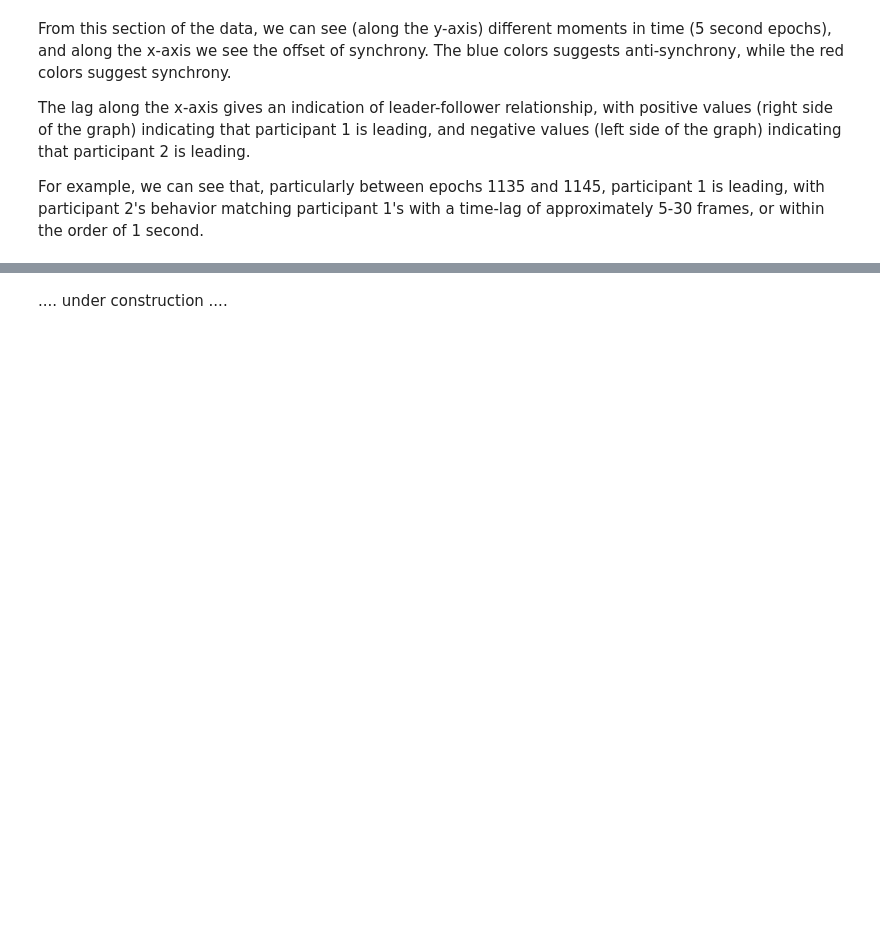
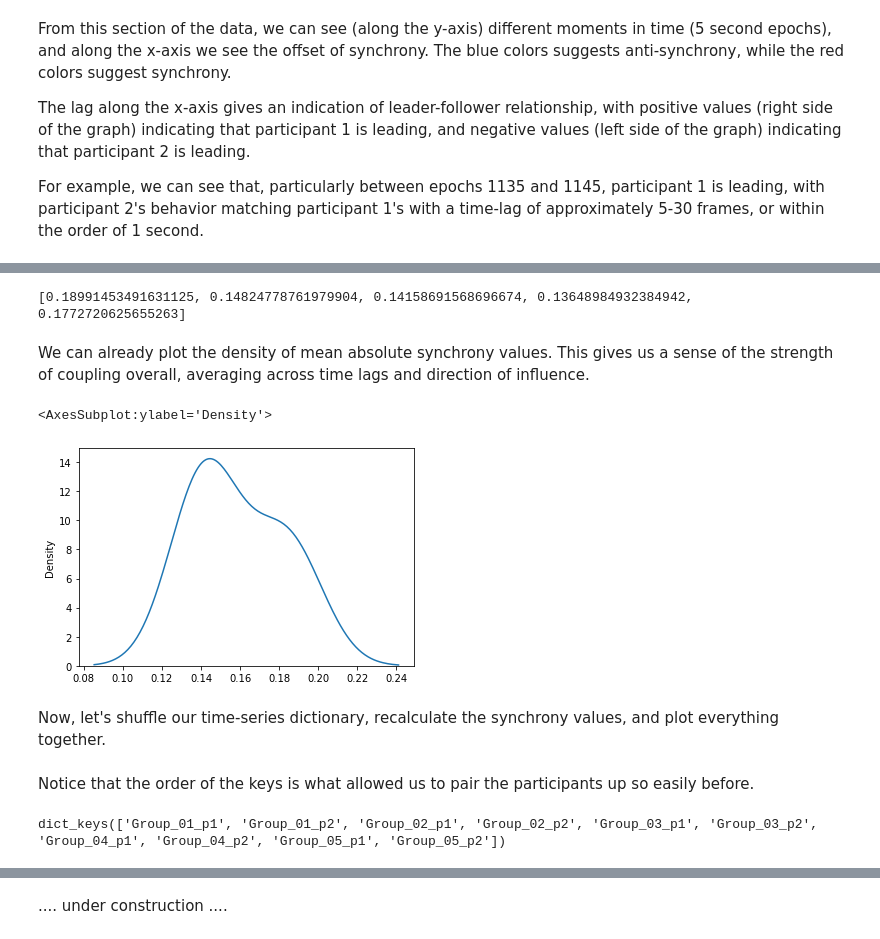
Before and after one commit to jptrujillo/interpersonal_synchrony, a Jupyter notebook: interpersonal_synchrony.ipynb, the cells around one changed output, grey strips where cells are left out. Cells and saved outputs as stored; diff of their text form; code cells hidden in the pictures; blank space fills up the shorter version.

Commit message:
added pseudo-pair comparison

```diff
--- a/interpersonal_synchrony.ipynb
+++ b/interpersonal_synchrony.ipynb
@@ -328,8 +357,8 @@ To get a sense of the similarity between time-series, we can plot the movement p
 
 Notice how you can already spot some moments when both are moving a similar amount at the same time, or perhaps slightly lagged in time. At other moments, they are quite different. This synchrony, whether time-lagged or perfectly in sync, is what we will quantify in the next step.
 # %%
-dist_head_1, vel_head_1 = get_timeseries(data_df_1["HEAD"])
-dist_head_2, vel_head_2 = get_timeseries(data_df_2["HEAD"])
+dist_head_1, spd_head_1 = get_timeseries(data_df_1["HEAD"])
+dist_head_2, spd_head_2 = get_timeseries(data_df_2["HEAD"])
 # %%
 plt.plot(dist_head_1[400:500])
 plt.plot(dist_head_2[400:500])
@@ -380,0 +474,24 @@ While cross-correlation analysis can be insightful, and does allow for testing s
+# %%
+def calc_synchrony(dist_head_1, dist_head_2):
+    # this will be the same approach we used earlier, but now bundled into a function,
+    # so we don't have to put it into the loop
+    seconds = 2 # how much time-lag do we expect
+    fps = 25
+    window_size = 125 # in frames
+    t_start = 0
+    t_end = t_start + window_size
+    step_size = 20 # by how many frames should the window move forward with each step
+    rss=[]
+    while t_end < len(dist_head_1):
+        d1 = dist_head_1[t_start:t_end]
+        d2 = dist_head_2[t_start:t_end]
+        # we need to make sure the time-series are the same length, so we'll get the minimum length,
+        # then cut them both when we correlate
+        min_length = np.min((len(d1),len(d2)))
+        rs = [(d1[:min_length].corr(d2[:min_length].shift(lag))) for lag in range(-int(seconds*fps),int(seconds*fps+1))]
+        rss.append(rs)
+        t_start = t_start + step_size
+        t_end = t_end + step_size
+    rss = pd.DataFrame(rss)
+
+    return rss
@@ -380,0 +504,26 @@ While cross-correlation analysis can be insightful, and does allow for testing s
+# %%
+full_rss_set = {}
+
+index = 1
+for group in dyad_list:
+    full_rss_set[group] = calc_synchrony(full_dataset_body[group + "_p1"],full_dataset_body[group + "_p2"])
+    # Fisher's transform, with shift to absolute
+    full_rss_set[group] = np.abs(np.arctanh(full_rss_set[group]))
+    # summarize for each column (time lag)
+    full_rss_set[group] = np.nanmean(full_rss_set[group], axis=0)
+    # progress counter
+    index +=1
+# %%
+real_mags = [np.nanmean(full_rss_set[group]) for group in full_rss_set.keys()]
+print(real_mags)
+# %% [output]
+[0.18991453491631125, 0.14824778761979904, 0.14158691568696674, 0.13648984932384942, 0.1772720625655263]
+# %% [markdown]
+We can already plot the density of mean absolute synchrony values. This gives us a sense of the strength of coupling overall, averaging across time lags and direction of influence.
+# %%
+sns.kdeplot(real_mags)
+# %% [output]
+<AxesSubplot:ylabel='Density'>
+[figure, added]
+# %% [markdown]
+Now, let's shuffle our time-series dictionary, recalculate the synchrony values, and plot everything together.
@@ -380,0 +532,6 @@ While cross-correlation analysis can be insightful, and does allow for testing s
+# %% [markdown]
+Notice that the order of the keys is what allowed us to pair the participants up so easily before.
+# %%
+print(full_dataset_body.keys())
+# %% [output]
+dict_keys(['Group_01_p1', 'Group_01_p2', 'Group_02_p1', 'Group_02_p2', 'Group_03_p1', 'Group_03_p2', 'Group_04_p1', 'Group_04_p2', 'Group_05_p1', 'Group_05_p2'])
```
Also changed, not shown: parts of 32 cells of this notebook, 2 other files.
